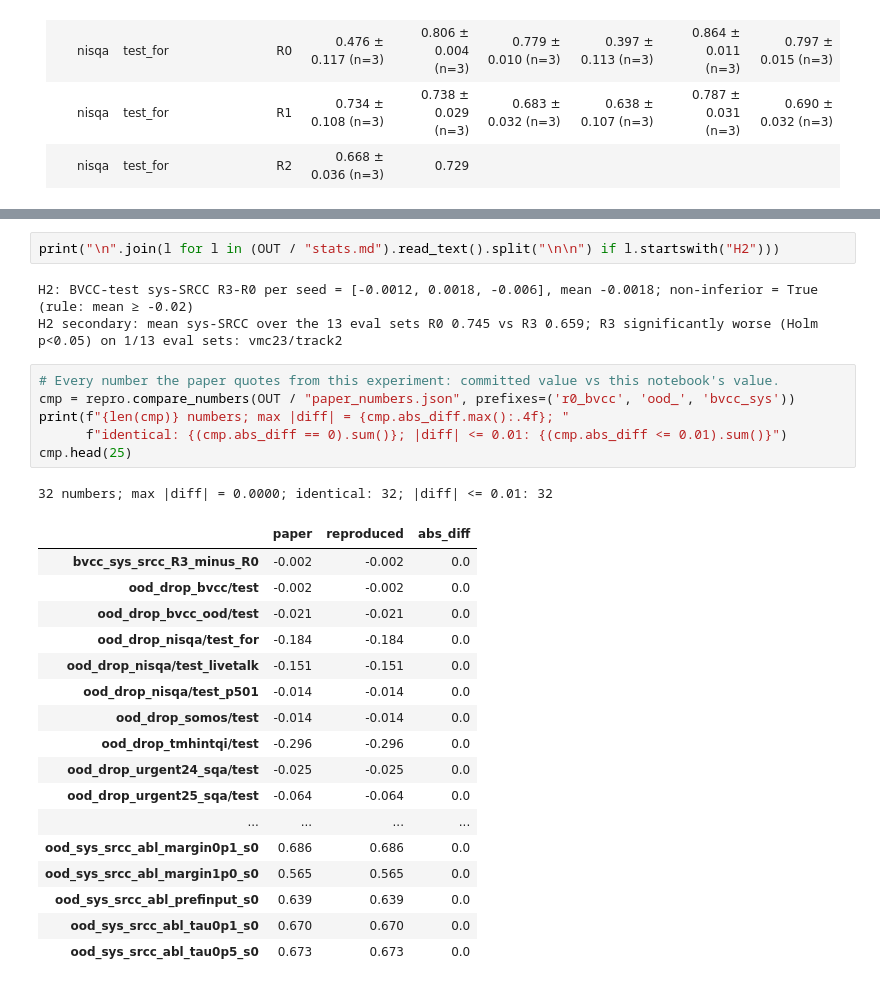
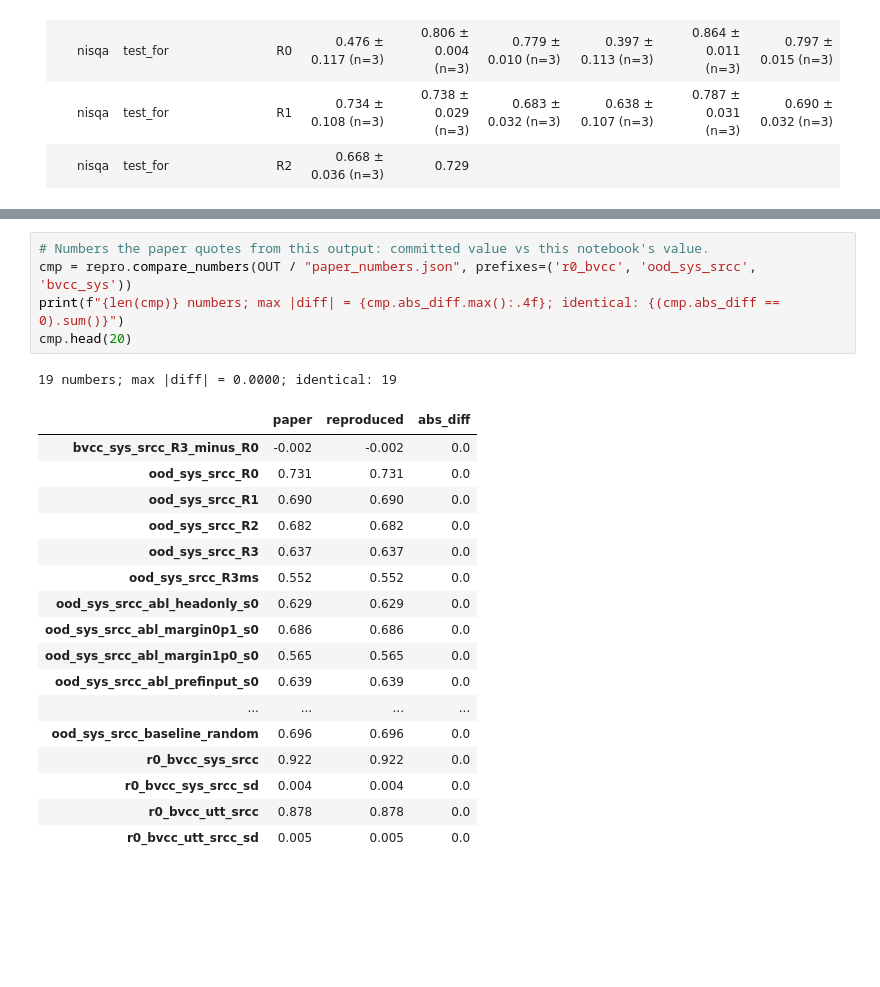
Before and after one commit to saliAlavi/audio_assessment_hackability, a Jupyter notebook: notebooks/tables/table2_human_agreement.ipynb, the cells around one changed output, grey strips where cells are left out. Cells and saved outputs as stored; diff of their text form; blank space fills up the shorter version.

```diff
--- a/notebooks/20_e2_agreement_table2.ipynb
+++ b/notebooks/tables/table2_human_agreement.ipynb
@@ -145,30 +116,24 @@ display(Markdown((OUT / "e2_r3_minus_r0.md").read_text()))
-# %%
-print("\n".join(l for l in (OUT / "stats.md").read_text().split("\n\n") if l.startswith("H2")))
-# %% [output]
-H2: BVCC-test sys-SRCC R3-R0 per seed = [-0.0012, 0.0018, -0.006], mean -0.0018; non-inferior = True (rule: mean ≥ -0.02)
-H2 secondary: mean sys-SRCC over the 13 eval sets R0 0.745 vs R3 0.659; R3 significantly worse (Holm p<0.05) on 1/13 eval sets: vmc23/track2
 # %%
-# Every number the paper quotes from this experiment: committed value vs this notebook's value.
-cmp = repro.compare_numbers(OUT / "paper_numbers.json", prefixes=('r0_bvcc', 'ood_', 'bvcc_sys'))
-print(f"{len(cmp)} numbers; max |diff| = {cmp.abs_diff.max():.4f}; "
-      f"identical: {(cmp.abs_diff == 0).sum()}; |diff| <= 0.01: {(cmp.abs_diff <= 0.01).sum()}")
-cmp.head(25)
+# Numbers the paper quotes from this output: committed value vs this notebook's value.
+cmp = repro.compare_numbers(OUT / "paper_numbers.json", prefixes=('r0_bvcc', 'ood_sys_srcc', 'bvcc_sys'))
+print(f"{len(cmp)} numbers; max |diff| = {cmp.abs_diff.max():.4f}; identical: {(cmp.abs_diff == 0).sum()}")
+cmp.head(20)
 # %% [output]
-32 numbers; max |diff| = 0.0000; identical: 32; |diff| <= 0.01: 32
+19 numbers; max |diff| = 0.0000; identical: 19
 |  | paper | reproduced | abs_diff |
 | bvcc_sys_srcc_R3_minus_R0 | -0.002 | -0.002 | 0.0 |
-| ood_drop_bvcc/test | -0.002 | -0.002 | 0.0 |
-| ood_drop_bvcc_ood/test | -0.021 | -0.021 | 0.0 |
-| ood_drop_nisqa/test_for | -0.184 | -0.184 | 0.0 |
-| ood_drop_nisqa/test_livetalk | -0.151 | -0.151 | 0.0 |
-| ood_drop_nisqa/test_p501 | -0.014 | -0.014 | 0.0 |
-| ood_drop_somos/test | -0.014 | -0.014 | 0.0 |
-| ood_drop_tmhintqi/test | -0.296 | -0.296 | 0.0 |
-| ood_drop_urgent24_sqa/test | -0.025 | -0.025 | 0.0 |
-| ood_drop_urgent25_sqa/test | -0.064 | -0.064 | 0.0 |
-| ... | ... | ... | ... |
+| ood_sys_srcc_R0 | 0.731 | 0.731 | 0.0 |
+| ood_sys_srcc_R1 | 0.690 | 0.690 | 0.0 |
+| ood_sys_srcc_R2 | 0.682 | 0.682 | 0.0 |
+| ood_sys_srcc_R3 | 0.637 | 0.637 | 0.0 |
+| ood_sys_srcc_R3ms | 0.552 | 0.552 | 0.0 |
+| ood_sys_srcc_abl_headonly_s0 | 0.629 | 0.629 | 0.0 |
 | ood_sys_srcc_abl_margin0p1_s0 | 0.686 | 0.686 | 0.0 |
 | ood_sys_srcc_abl_margin1p0_s0 | 0.565 | 0.565 | 0.0 |
 | ood_sys_srcc_abl_prefinput_s0 | 0.639 | 0.639 | 0.0 |
-| ood_sys_srcc_abl_tau0p1_s0 | 0.670 | 0.670 | 0.0 |
-| ood_sys_srcc_abl_tau0p5_s0 | 0.673 | 0.673 | 0.0 |
+| ... | ... | ... | ... |
+| ood_sys_srcc_baseline_random | 0.696 | 0.696 | 0.0 |
+| r0_bvcc_sys_srcc | 0.922 | 0.922 | 0.0 |
+| r0_bvcc_sys_srcc_sd | 0.004 | 0.004 | 0.0 |
+| r0_bvcc_utt_srcc | 0.878 | 0.878 | 0.0 |
+| r0_bvcc_utt_srcc_sd | 0.005 | 0.005 | 0.0 |
```
Also changed, not shown: parts of 12 cells of this notebook, 41 other files.
